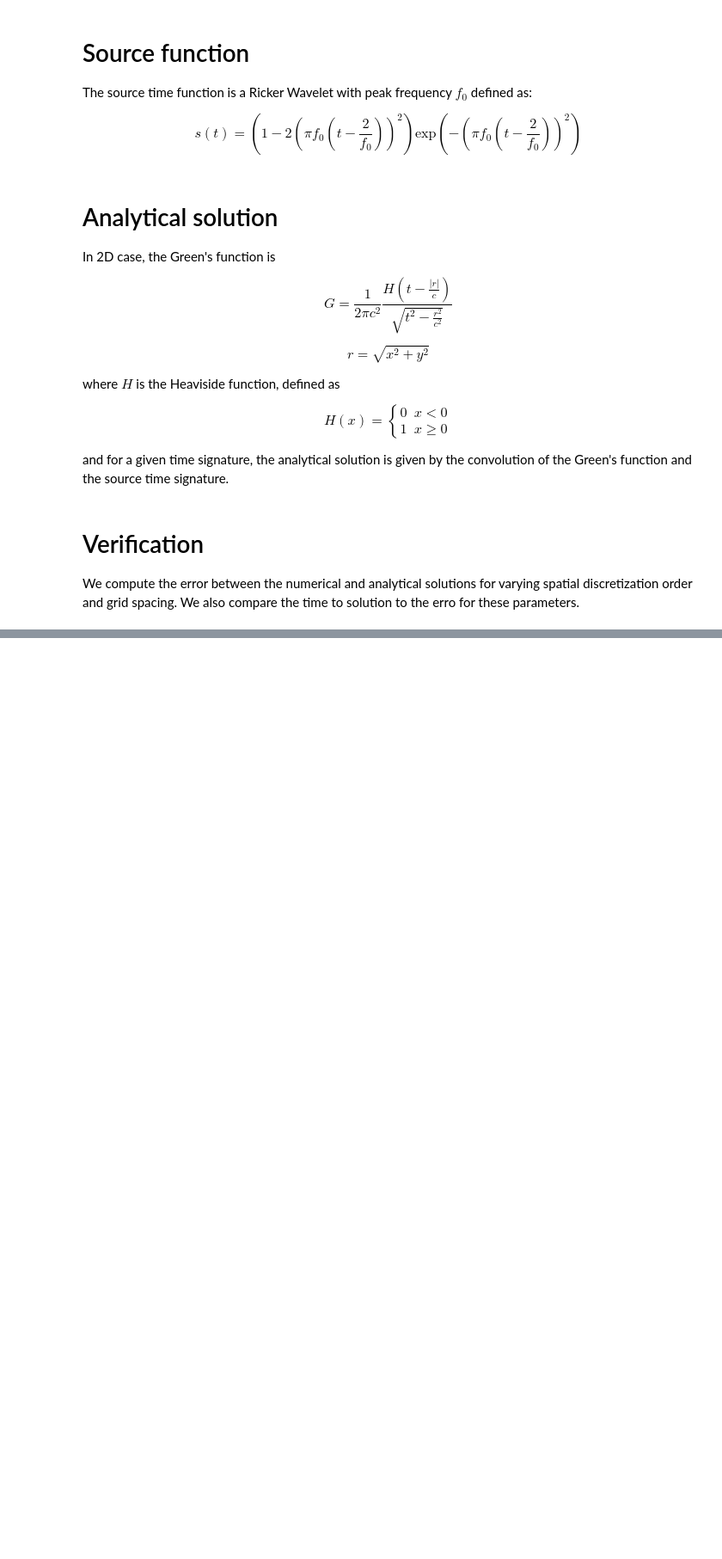
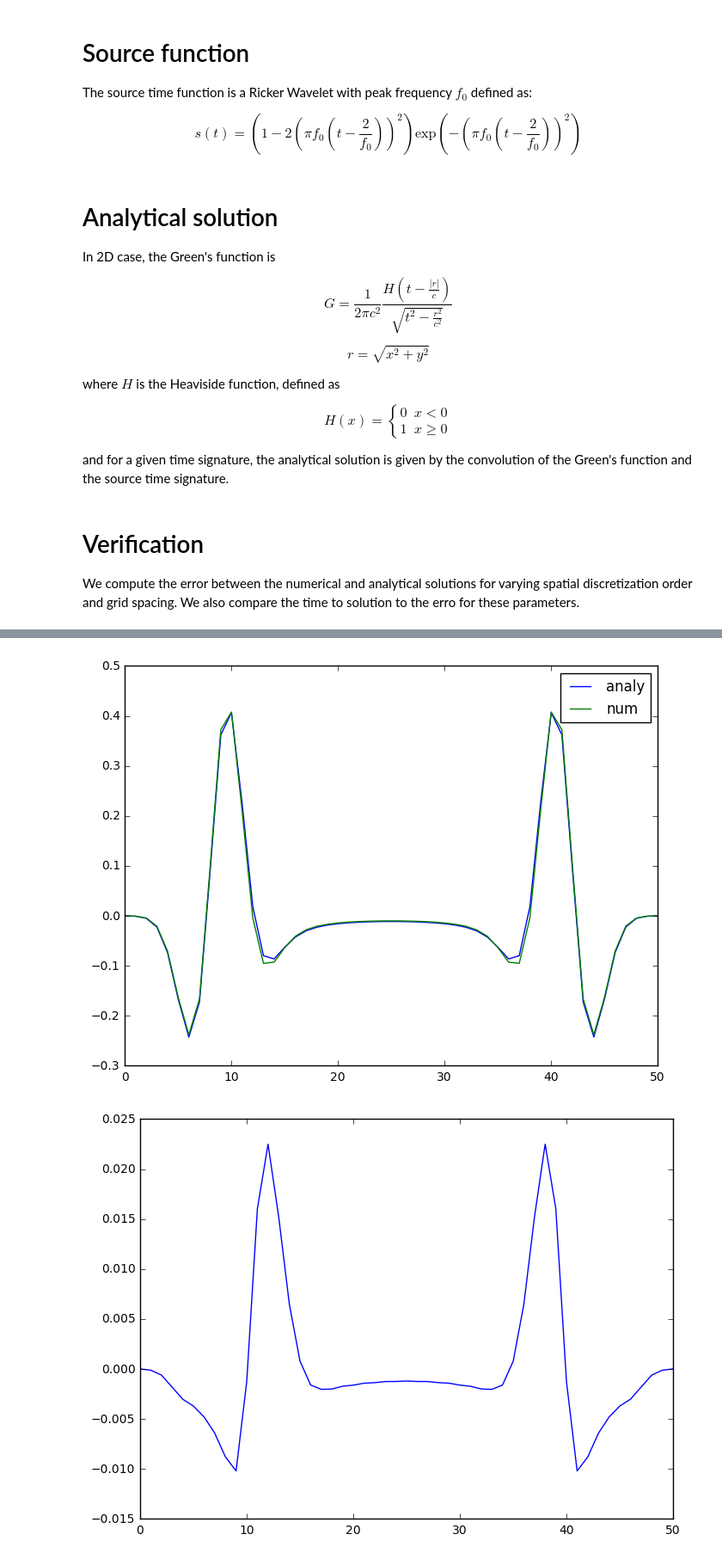
Before and after one commit to nw0/devito, a Jupyter notebook: examples/seismic/acoustic/Verification.ipynb, the cells around one changed output, grey strips where cells are left out. Shown at 86% size. Drawn from its saved outputs; the diff is of its cells as text; code cells hidden in the pictures; blank space fills up the shorter version.

```diff
--- a/examples/seismic/acoustic/Verification.ipynb
+++ b/examples/seismic/acoustic/Verification.ipynb
@@ -27,7 +27,7 @@ class ModelBench(Model):
         # The CFL condtion is then given by
         # dt <= coeff * h / (max(velocity))
         coeff = 0.38 if len(self.shape) == 3 else 0.42
-        return .1/self.spacing[0]
+        return .1*self.spacing[0]
 # %% [markdown]
 # Source function
 
@@ -51,3 +39,8 @@ def source(time, f0):
+# %%
+def source(time, f0):
+    r = (np.pi * f0 * (time - 1./f0))
+    src = (1-2.*r**2)*np.exp(-r**2)
+    return np.float32(src)
 # %% [markdown]
 # Analytical solution
 
@@ -112,20 +105,20 @@ for nn, h in sizes:
 #         print("starting space order %s with (%s, %s) grid points" % (spc, nn, nn))
         co += 1
         clear_cache()
-        modelloc = ModelBench(vp=1., origin=(0., 0.), spacing=(h, h), shape=(nn, nn), nbpml=0)
+        modelloc = ModelBench(vp=1., origin=(0., 0.), spacing=(h, h), shape=(nn, nn), nbpml=spc)
         dt = modelloc.critical_dt
         t0 = 0.0
-        nt = 20000  # Number of timesteps
+        nt = int(200.0/dt)  # Number of timesteps
         time1 = np.asarray([i*dt for i in range(nt)]).astype(np.float32) # Discretized time axis
         src = PointSource(name='src', grid=modelloc.grid, ntime=nt, npoint=1)
         src.coordinates.data[0, :] = np.array(modelloc.domain_size) * .5
-        src.data[:, 0] = source(time1, 0.025)
+        src.data[:, 0] = source(time1, 0.015)
 
         sx = int((nn-1)/2)
 
         rloc = h*np.abs(np.arange(-sx, sx+1), dtype=np.float32)
 
-        analyticalloc = G(time1, source(time1, 0.025), rloc, dt)
+        analyticalloc = G(time1, source(time1, 0.015), rloc, dt)
 
         # Create symbols for forward wavefield, source and receivers
         u = TimeFunction(name='u', grid=modelloc.grid, save=False,
@@ -136,7 +129,8 @@ for nn, h in sizes:
         stencil = [Eq(u.forward, 2.0 * u - u.backward + s**2/modelloc.m * u.laplace)]
 
         # Construct expression to inject source values
-        src_term = [Eq(u.indexed[modelloc.grid.stepping_dim + 1, sx, sx], u.indexed[modelloc.grid.stepping_dim + 1, sx, sx]+
+        src_term = [Eq(u.indexed[modelloc.grid.stepping_dim + 1, sx+spc, sx+spc],
+                       u.indexed[modelloc.grid.stepping_dim + 1, sx+spc, sx+spc]+
                        src.indexed[modelloc.grid.time_dim, src.indices[1]])]
         # Substitute spacing terms to reduce flops
         subs = dict({u.indices[0].spacing: dt}, **modelloc.spacing_map)
@@ -146,7 +140,7 @@ for nn, h in sizes:
         summary = op.apply ()
 
         errorl2[cs, co] = np.linalg.norm(analyticalloc[nt-1, :]/np.linalg.norm(analyticalloc[nt-1, :]) -
-                                         u.data[nt%3, :, int((nn-1)/2)]/np.linalg.norm(u.data[nt%3, :, int((nn-1)/2)]))
+                                         u.data[nt%3, spc:-spc, int((nn-1)/2)+spc]/np.linalg.norm(u.data[nt%3, spc:-spc, int((nn-1)/2)+spc]))
         times[cs, co] = summary.timings['main']
 
         print("starting space order %s with (%s, %s) grid points the error is %s" % (spc, nn, nn, errorl2[cs, co]))
@@ -220,10 +233,13 @@ IFrame("MyPrettyPicture3.pdf", width=600, height=600)
 # %%
-# plt.figure()
-# plt.plot(analyticalloc[nt-1, :]/np.linalg.norm(analyticalloc[nt-1, :], 2), label="analy")
-# plt.plot(u.data[(nt)%3, :, int((nn-1)/2)]/np.linalg.norm(u.data[(nt)%3, :, int((nn-1)/2)], 2), label="num")
-# plt.legend()
-# plt.show()
-# plt.figure()
-# plt.plot((analyticalloc[nt-1, :]/np.linalg.norm(analyticalloc[nt-1, :], 2) -
-#                                          u.data[(nt)%3, :, int((nn-1)/2)]/np.linalg.norm(u.data[(nt)%3, :, int((nn-1)/2)], 2)))
-# plt.show()
+plt.figure()
+plt.plot(analyticalloc[nt-1, :]/np.linalg.norm(analyticalloc[nt-1, :], 2), label="analy")
+plt.plot(u.data[(nt)%3, spc:-spc, int((nn-1)/2)+spc]/np.linalg.norm(u.data[(nt)%3, spc:-spc, int((nn-1)/2)+spc], 2), label="num")
+plt.legend()
+plt.show()
+plt.figure()
+plt.plot(analyticalloc[nt-1, :]/np.linalg.norm(analyticalloc[nt-1, :]) -
+         u.data[nt%3, spc:-spc, int((nn-1)/2)+spc]/np.linalg.norm(u.data[nt%3, spc:-spc, int((nn-1)/2)+spc]))
+plt.show()
+# %% [output]
+[figure, added]
+[figure, added]
```
Also changed, not shown: parts of 4 cells of this notebook.
